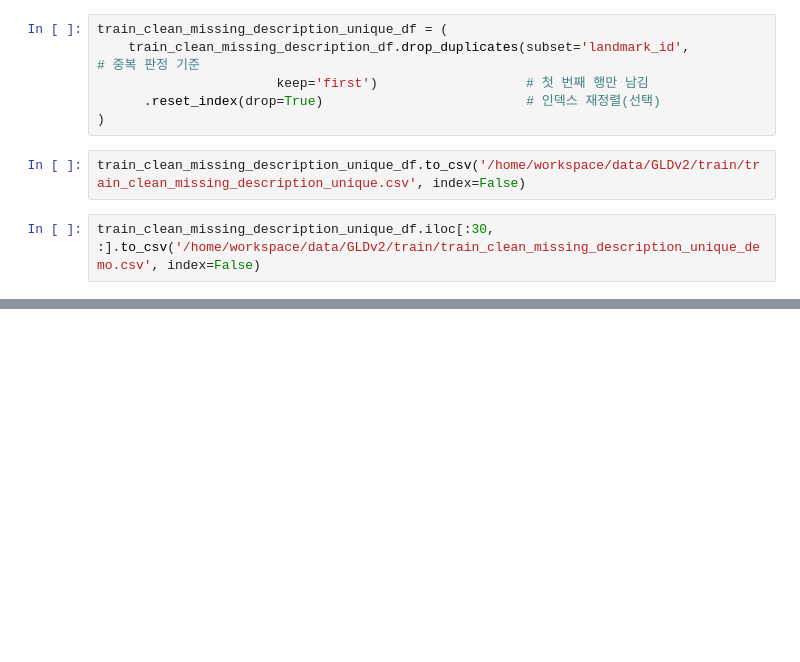
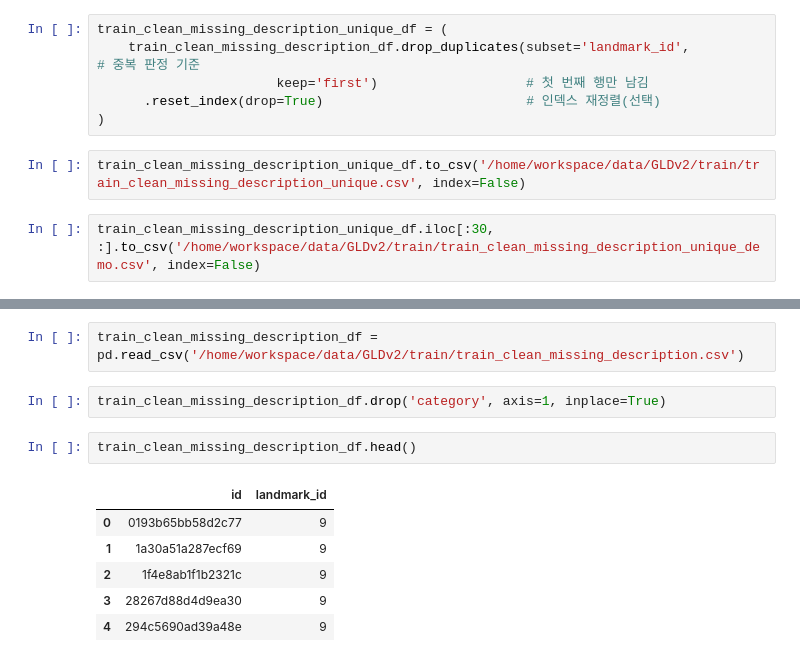
Before and after one commit to wjddnr0920/trip_recommend, a Jupyter notebook: EDA/EDA_train.ipynb, the cells around one changed output, grey strips where cells are left out. Saved outputs shown, nothing was run; the diff lists cells and outputs as text; blank space fills up the shorter version.

```diff
--- a/EDA/EDA.ipynb
+++ b/EDA/EDA_train.ipynb
@@ -226,0 +276,13 @@ train_clean_missing_description_unique_df.iloc[:30, :].to_csv('/home/workspace/d
+# %%
+train_clean_missing_description_df = pd.read_csv('/home/workspace/data/GLDv2/train/train_clean_missing_description.csv')
+# %%
+train_clean_missing_description_df.drop('category', axis=1, inplace=True)
+# %%
+train_clean_missing_description_df.head()
+# %% [output]
+|  | id | landmark_id |
+| 0 | 0193b65bb58d2c77 | 9 |
+| 1 | 1a30a51a287ecf69 | 9 |
+| 2 | 1f4e8ab1f1b2321c | 9 |
+| 3 | 28267d88d4d9ea30 | 9 |
+| 4 | 294c5690ad39a48e | 9 |
```
Also changed, not shown: parts of 30 cells of this notebook.
